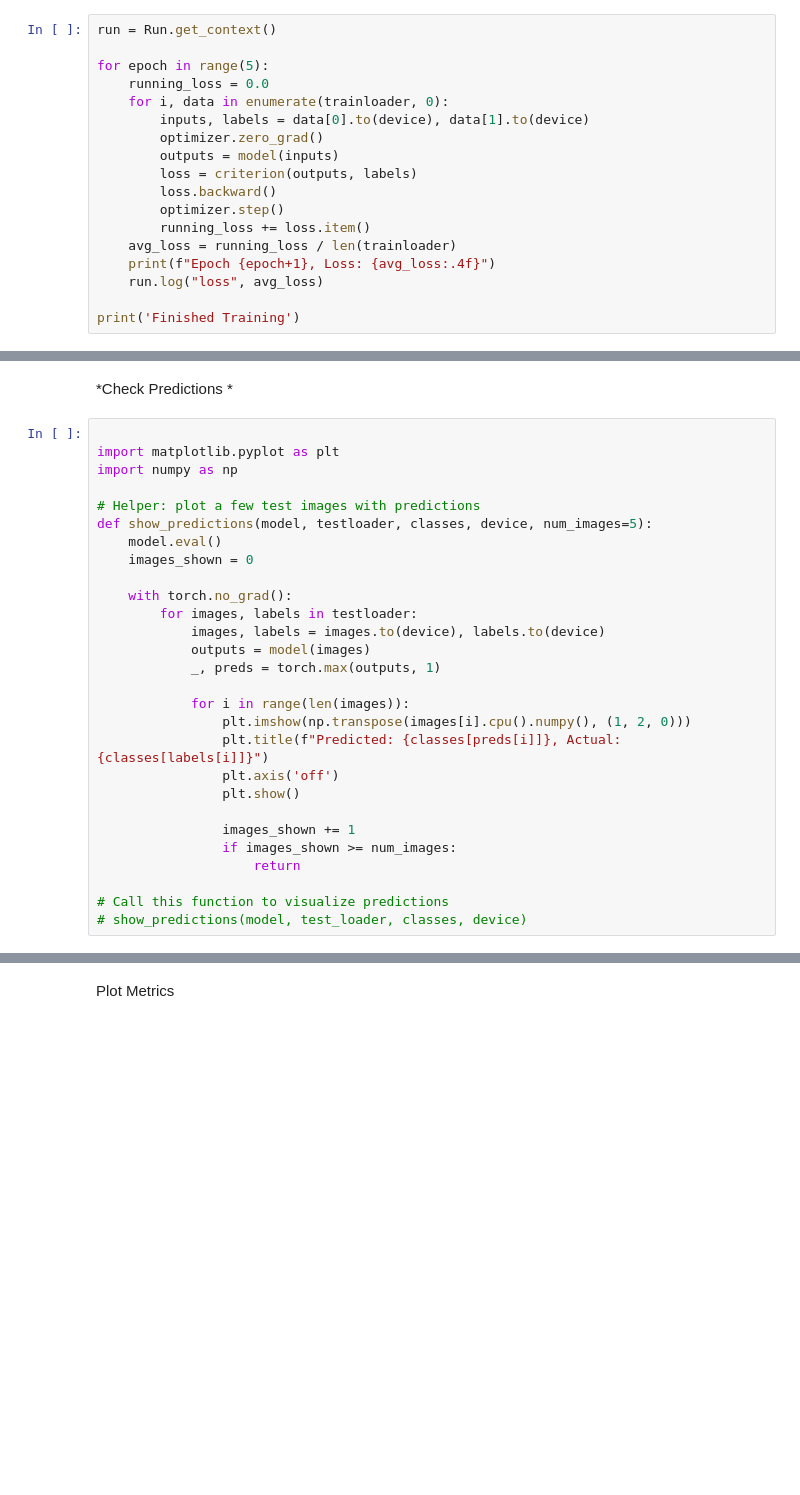
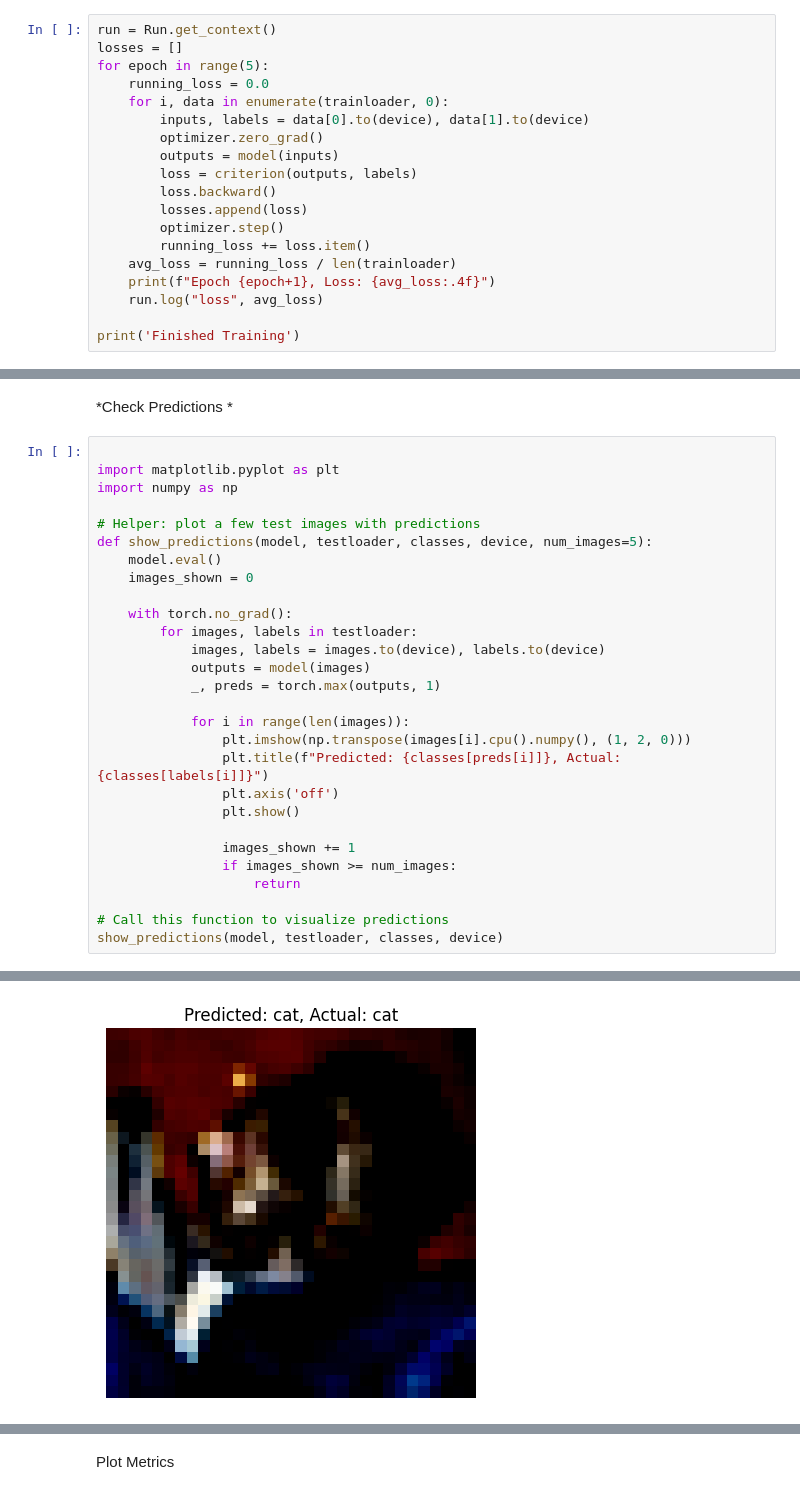
Before and after one commit to Hisairnessag3/check_azure, a Jupyter notebook: custom_notebook.ipynb, the cells around one changed output, grey strips where cells are left out. Saved outputs shown, nothing was run; the diff lists cells and outputs as text; blank space fills up the shorter version.

```diff
--- a/custom_notebook.ipynb
+++ b/custom_notebook.ipynb
@@ -91,7 +92,7 @@ optimizer = optim.Adam(model.parameters(), lr=0.001)
 ## Train the Model and Log with Azure ML
 # %%
 run = Run.get_context()
-
+losses = []
 for epoch in range(5):
     running_loss = 0.0
     for i, data in enumerate(trainloader, 0):
@@ -100,6 +101,7 @@ for epoch in range(5):
         outputs = model(inputs)
         loss = criterion(outputs, labels)
         loss.backward()
+        losses.append(loss)
         optimizer.step()
         running_loss += loss.item()
     avg_loss = running_loss / len(trainloader)
@@ -144,4 +165,5 @@ def show_predictions(model, testloader, classes, device, num_images=5):
                     return
 
 # Call this function to visualize predictions
-# show_predictions(model, test_loader, classes, device)
+show_predictions(model, testloader, classes, device)
+# %% [output]
@@ -147,0 +171 @@ def show_predictions(model, testloader, classes, device, num_images=5):
+[figure, added]
```
Also changed, not shown: parts of 7 cells of this notebook.
